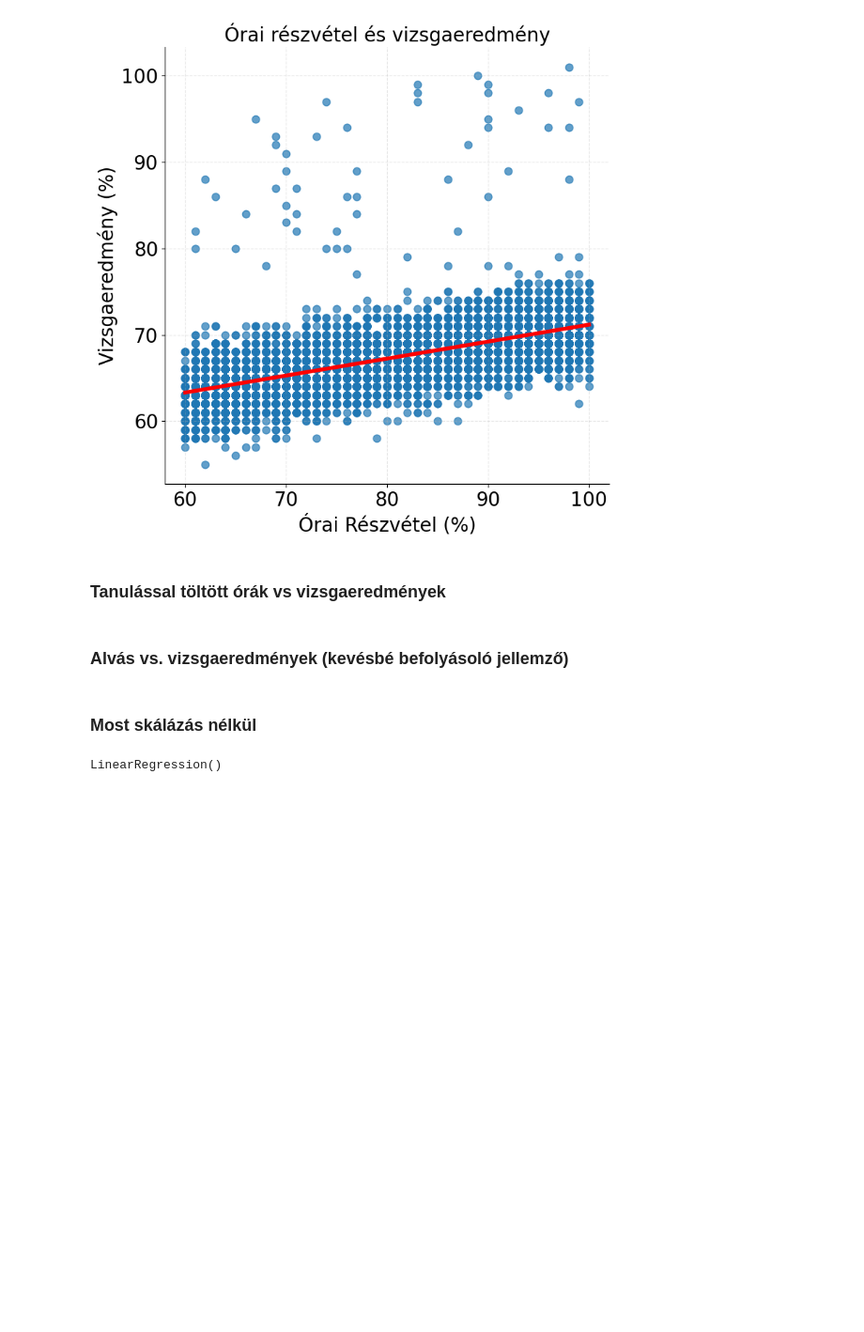
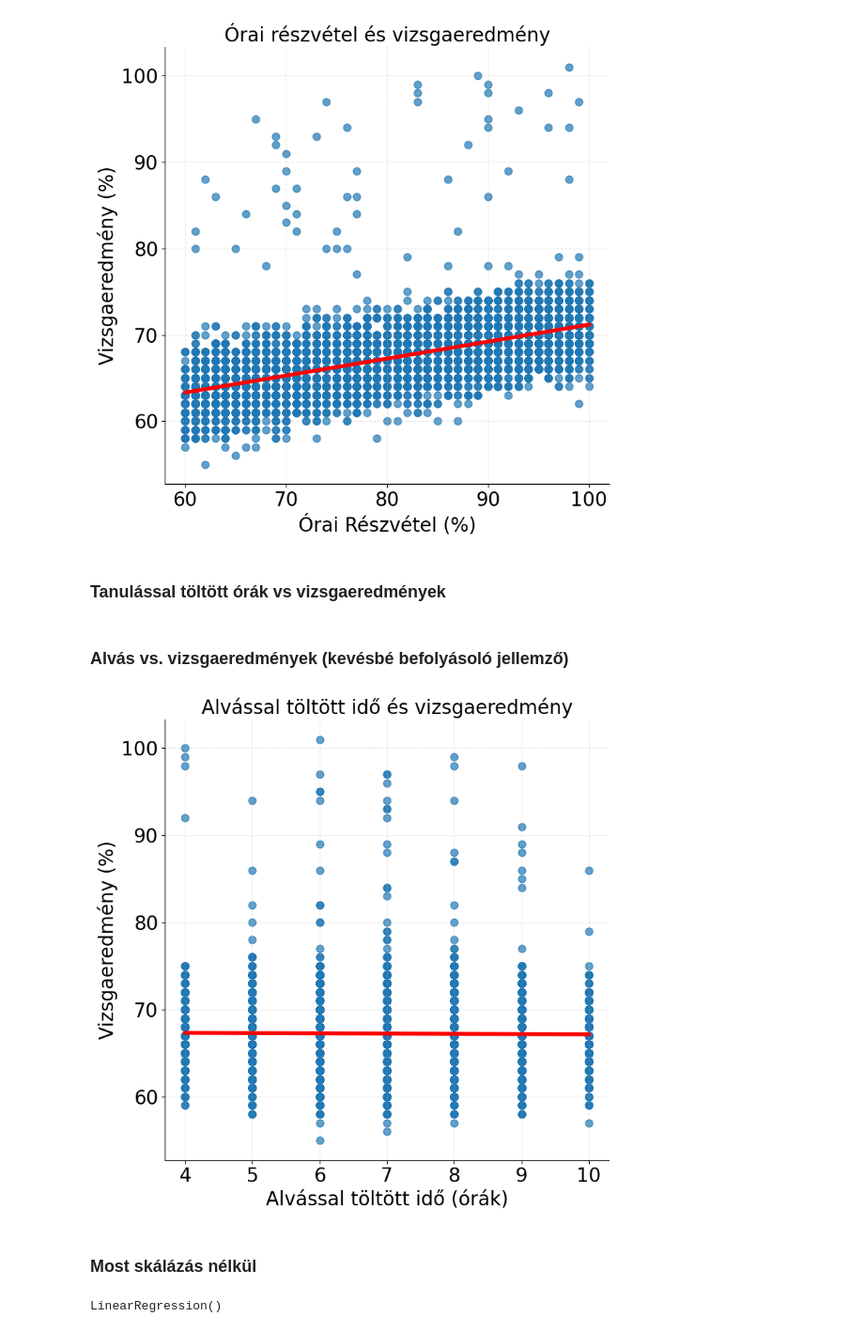
Before and after one commit to CuriousPercibal/info_era_peldak, a Jupyter notebook: LinearRegression.ipynb, the cells around one changed output. Shown at 94% size. Cells and saved outputs as stored; diff of their text form; code cells hidden in the pictures; blank space fills up the shorter version.

```diff
--- a/LinearRegression.ipynb
+++ b/LinearRegression.ipynb
@@ -153,4 +206,6 @@ y_pred = model.predict(X_test)
 r2 = r2_score(y_test, y_pred)
 mse = mean_squared_error(y_test, y_pred)
 # %%
-feature_importance = pd.Series(model.coef_, index=features).sort_values(ascending=False)
+feature_importance = pd.Series(model.coef_, index=features)
+feature_importance = feature_importance.sort_values(ascending=False)
+feature_importance
@@ -350,6 +421,54 @@ fig.update_layout(showlegend=False,
         width=600,
         height=600,)
 fig.show()
+# %%
+import matplotlib.pyplot as plt
+
+# Set font size globally
+plt.rcParams.update({'font.size': 20})
+
+# Create figure and axis
+fig, ax = plt.subplots(figsize=(8, 8))  # 800x800 pixels approximately
+
+# Scatter plot
+ax.scatter(
+    df['Sleep_Hours'],
+    df['Exam_Score'],
+    s=60,             # point size (12² in Plotly ≈ 120 here)
+    alpha=0.7,         # transparency
+    label='Adatok'
+)
+
+# Regression line
+ax.plot(
+    sleep_range,
+    y_pred_line,
+    color='red',
+    linewidth=4,
+    label='Illesztett egyenes'
+)
+
+# Labels and title
+ax.set_title('Alvással töltött idő és vizsgaeredmény', fontsize=20, loc='center')
+ax.set_xlabel('Alvással töltött idő (órák)')
+ax.set_ylabel('Vizsgaeredmény (%)')
+
+# Remove top/right borders
+ax.spines['top'].set_visible(False)
+ax.spines['right'].set_visible(False)
+
+plt.grid(True, linestyle='--', alpha=0.3)
+
+# Optional: no legend if not needed
+# ax.legend()
+plt.gcf().patch.set_alpha(0.0)
+# Show plot
+plt.tight_layout()
+# plt.savefig('linear_regression_plot.png', transparent=True)
+
+plt.show()
+# %% [output]
+[figure, added]
 # %% [markdown]
 ### Most skálázás nélkül
 # %%
```
Also changed, not shown: parts of 16 cells of this notebook, 1 other file.
